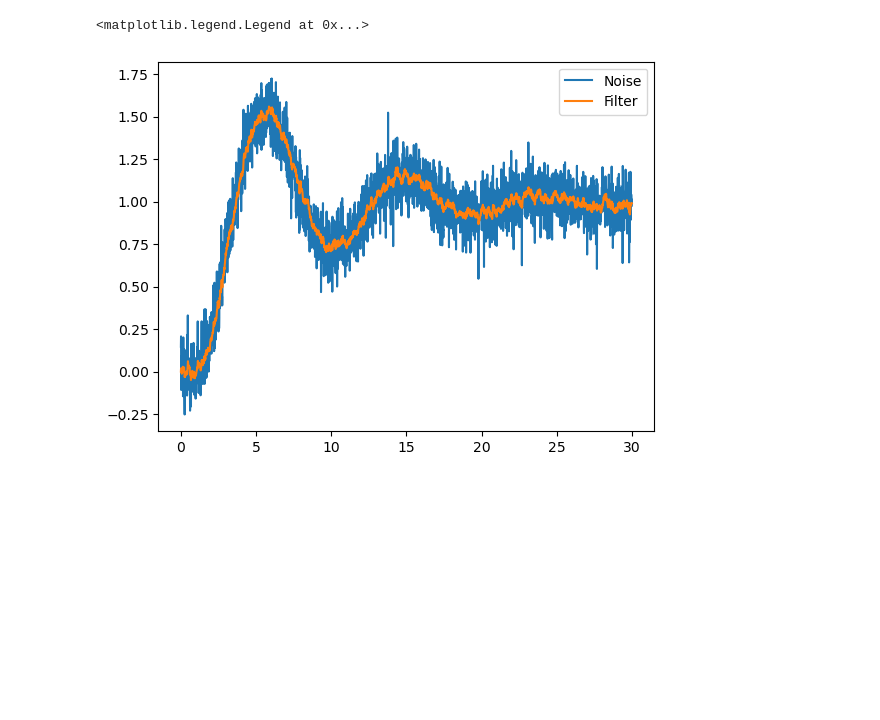
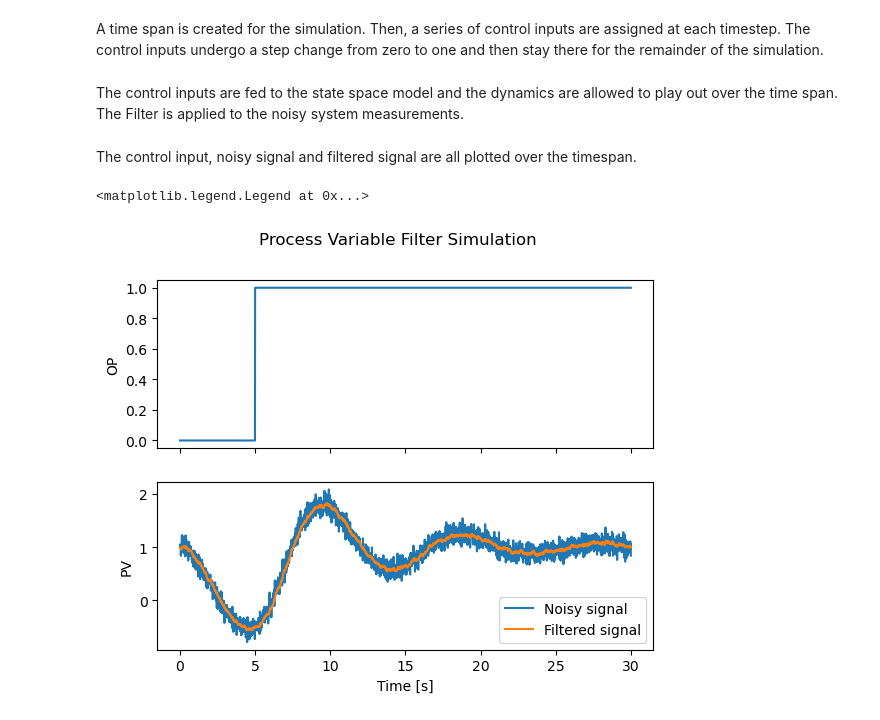
Before and after one commit to machtinate/pv_filter, a Jupyter notebook: simulation.ipynb, the cells around one changed output. Cells and saved outputs as stored; diff of their text form; code cells hidden in the pictures; blank space fills up the shorter version.

Commit message:
Full working simulation with notebook.

```diff
--- a/simulation.ipynb
+++ b/simulation.ipynb
@@ -7,16 +202,28 @@ from model import process_variable, fo_filter
 dt = 0.01
 m = process_variable(0.2, 0.7, np.array([[0.], [0.]]), 0., dt, 0.1)
 f = fo_filter(10, 0, dt)
+# %% [markdown]
+A time span is created for the simulation. Then, a series of control inputs are assigned at each timestep. The control inputs undergo a step change from zero to one and then stay there for the remainder of the simulation.
 # %%
 t = np.arange(0, 30, dt)
-op = np.where(t < 1, 0, 1)
+op = np.where(t < 5, 0, 1)
+# %% [markdown]
+The control inputs are fed to the state space model and the dynamics are allowed to play out over the time span. The Filter is applied to the noisy system measurements.
 # %%
 pv = np.array([m.step(u) for u in op], dtype=object)
 pv_filt = np.array([f.filt(v) for v in pv], dtype=object)
+# %% [markdown]
+The control input, noisy signal and filtered signal are all plotted over the timespan.
 # %%
-plt.plot(t, pv, label='Noise')
-plt.plot(t, pv_filt, label='Filter')
+fig, (ax1, ax2) = plt.subplots(2,1,sharex='col')
+ax1.plot(t, op, label='Control input')
+ax1.set_ylabel('OP')
+ax2.plot(t, pv, label='Noisy signal')
+ax2.plot(t, pv_filt, label='Filtered signal')
+fig.suptitle('Process Variable Filter Simulation')
+plt.xlabel('Time [s]')
+plt.ylabel('PV')
 plt.legend()
 # %% [output]
 <matplotlib.legend.Legend at 0x...>
-[figure, old version]
+[figure, new version]
```
Also changed, not shown: parts of 7 cells of this notebook, 2 other files.
